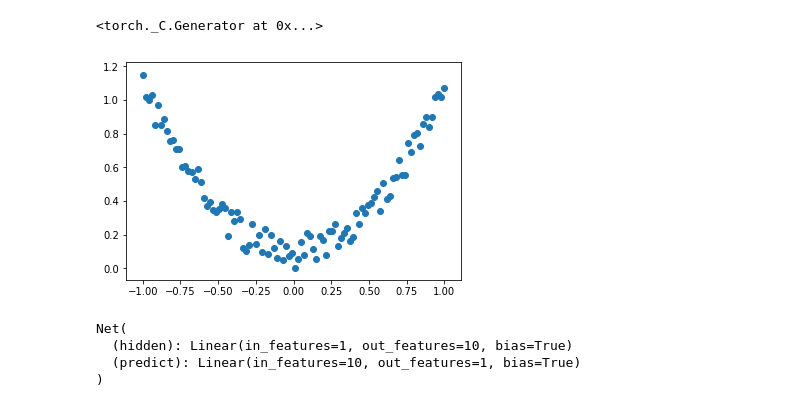
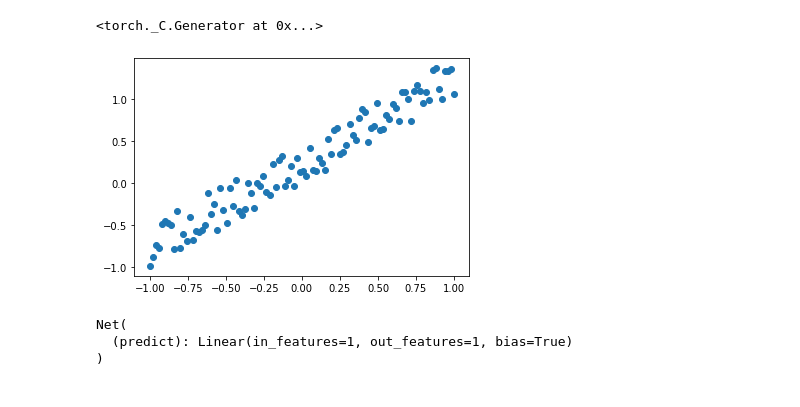
Before and after one commit to adrian-spataru/LLL, a Jupyter notebook: regression.ipynb, the cells around one changed output. Drawn from its saved outputs; the diff is of its cells as text; code cells hidden in the pictures.

```diff
--- a/regression.ipynb
+++ b/regression.ipynb
@@ -8,12 +8,14 @@ torch.manual_seed(1)
 # %% [output]
 <torch._C.Generator at 0x...>
 # %%
-x = torch.unsqueeze(torch.linspace(-1, 1, 100), dim=1)  # x data (tensor), shape=(100, 1)
-y = x.pow(2) + 0.2*torch.rand(x.size())                 # noisy y data (tensor), shape=(100, 1)
+x = torch.unsqueeze(torch.linspace(-1, 1, 100), dim=1)
+y = x + + 0.5*torch.rand(x.size())
+#x = torch.unsqueeze(torch.linspace(-1, 1, 100), dim=1)  # x data (tensor), shape=(100, 1)
+#y = x.pow(2) + 0.2*torch.rand(x.size())                 # noisy y data (tensor), shape=(100, 1)
 
 plt.scatter(x.data.numpy(), y.data.numpy())
 plt.show()
 # %% [output]
-[figure, old version]
+[figure, new version]
 # %%
 class Net(torch.nn.Module):
@@ -27,12 +27,11 @@ class Net(torch.nn.Module):
         x = self.predict(x)             # linear output
         return x
 # %%
-net = Net(n_feature=1, n_hidden=10, n_output=1)     # define the network
+net = Net(n_feature=1,  n_output=1)     # define the network
 print(net)  # net architecture
 # %% [output]
 Net(
-  (hidden): Linear(in_features=1, out_features=10, bias=True)
-  (predict): Linear(in_features=10, out_features=1, bias=True)
+  (predict): Linear(in_features=1, out_features=1, bias=True)
 )
 # %%
 optimizer = torch.optim.SGD(net.parameters(), lr=0.2)
```
Also changed, not shown: parts of 2 cells of this notebook.
